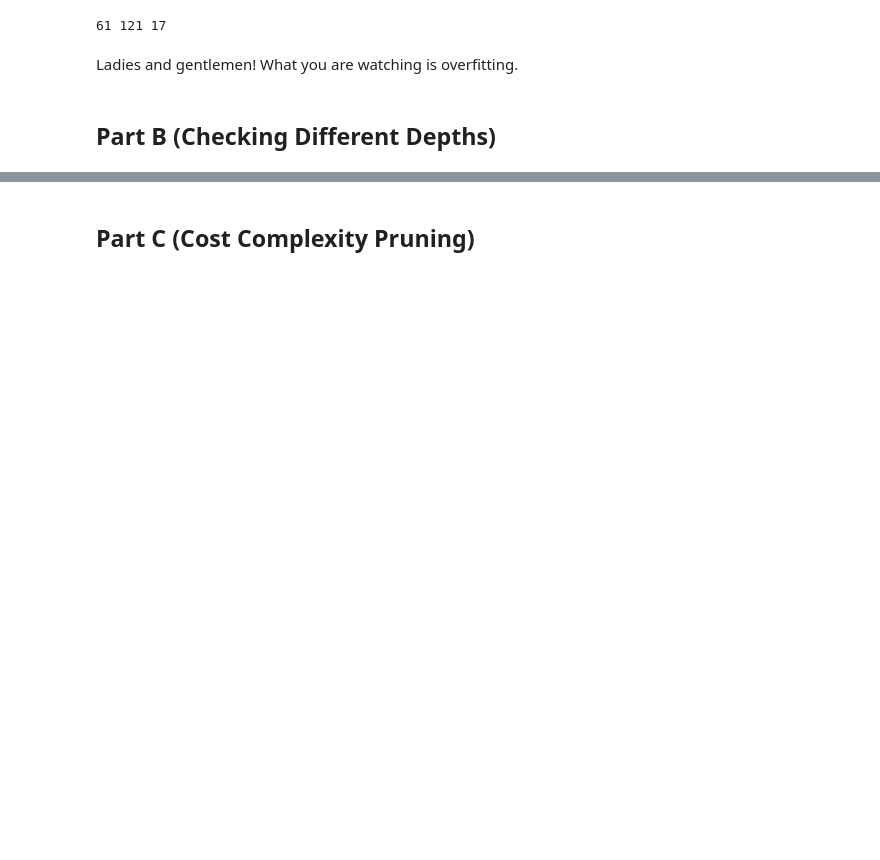
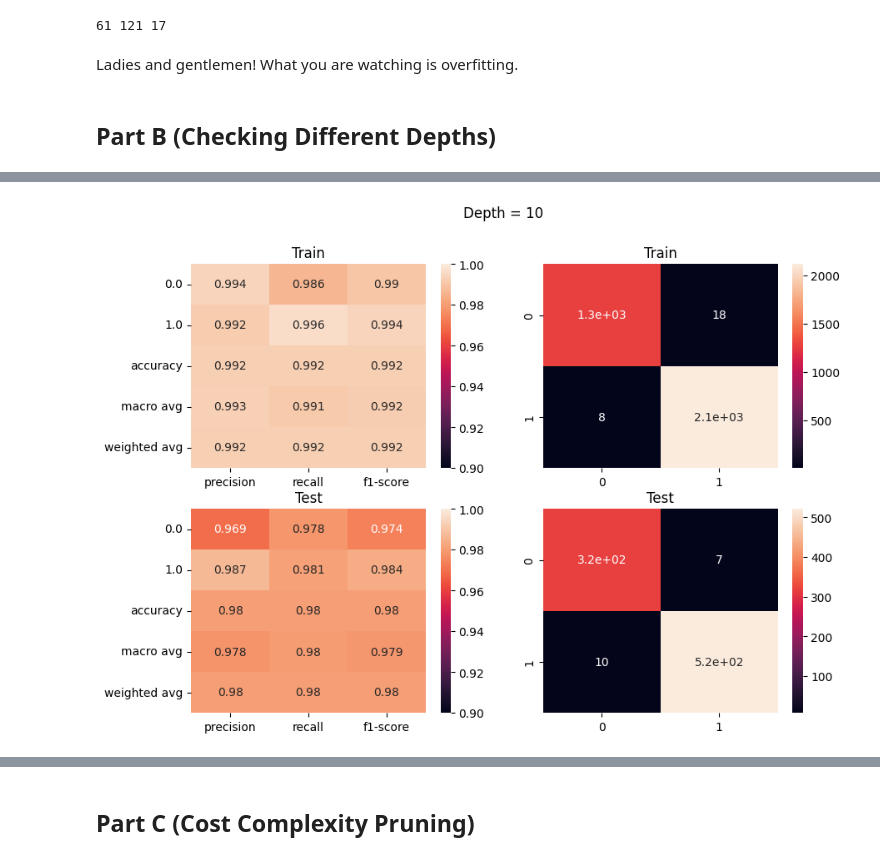
Before and after one commit to akp2003/Machine_Learning_Exercises, a Jupyter notebook: ML/HW5.ipynb, the cells around one changed output, grey strips where cells are left out. Cells and saved outputs as stored; diff of their text form; code cells hidden in the pictures; blank space fills up the shorter version.

```diff
--- a/ML/HW5.ipynb
+++ b/ML/HW5.ipynb
@@ -218,0 +194,4 @@ Ladies and gentlemen! What you are watching is overfitting.
+# %%
+i = 10; validate_model(trees[i], f"Depth = {i}", vmin =0.9)
+# %% [output]
+[figure, added]
```
Also changed, not shown: parts of 21 cells of this notebook, 1 other file.
